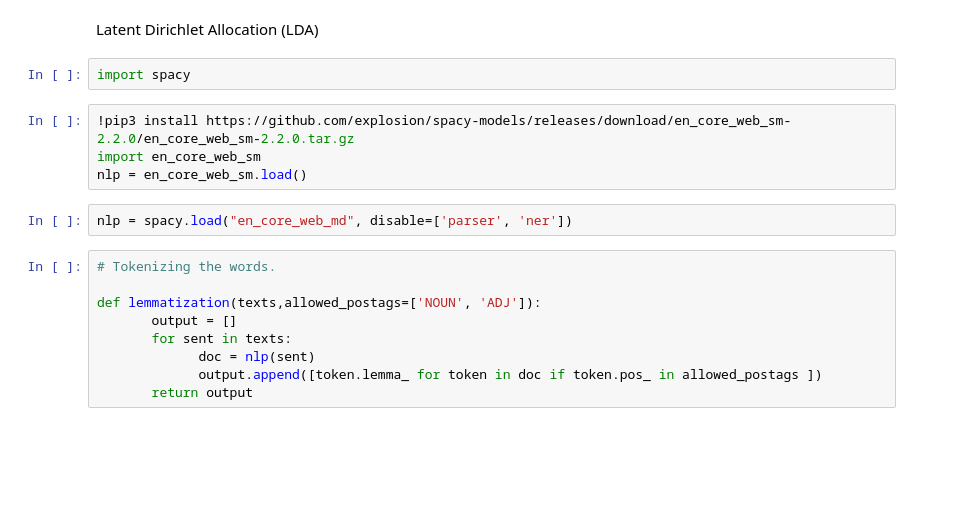
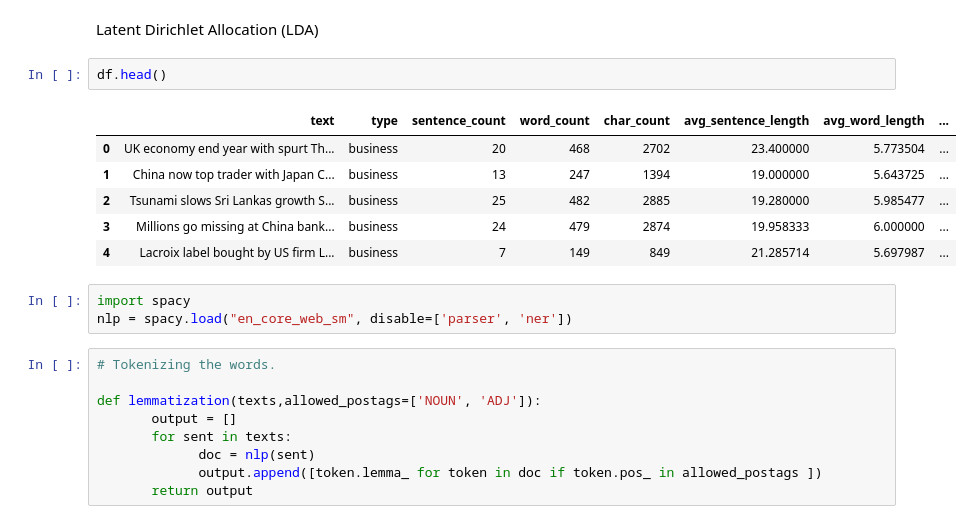
Before and after one commit to harishkollana/Topic-Modeling-on-News-Articles---Clustering, a Jupyter notebook: Topic_Modeling_on_News_Articles_Capstone_Project.ipynb, the cells around one changed output. Saved outputs shown, nothing was run; the diff lists cells and outputs as text; blank space fills up the shorter version.

```diff
--- a/Topic_Modeling_on_News_Articles_Capstone_Project.ipynb
+++ b/Topic_Modeling_on_News_Articles_Capstone_Project.ipynb
@@ -392,13 +450,17 @@ heirdf.head()
 # %% [markdown]
 Latent Dirichlet Allocation (LDA)
-# %%
-import spacy
-# %%
-!pip3 install https://github.com/explosion/spacy-models/releases/download/en_core_web_sm-2.2.0/en_core_web_sm-2.2.0.tar.gz
-import en_core_web_sm
-nlp = en_core_web_sm.load()
+# %%
+df.head()
+# %% [output]
+|  | text | type | sentence_count | word_count | char_count | avg_sentence_length | avg_word_length | ... |
+| 0 | UK economy end year with spurt Th... | business | 20 | 468 | 2702 | 23.400000 | 5.773504 | ... |
+| 1 | China now top trader with Japan C... | business | 13 | 247 | 1394 | 19.000000 | 5.643725 | ... |
+| 2 | Tsunami slows Sri Lankas growth S... | business | 25 | 482 | 2885 | 19.280000 | 5.985477 | ... |
+| 3 | Millions go missing at China bank... | business | 24 | 479 | 2874 | 19.958333 | 6.000000 | ... |
+| 4 | Lacroix label bought by US firm L... | business | 7 | 149 | 849 | 21.285714 | 5.697987 | ... |
 # %%
-nlp = spacy.load("en_core_web_md", disable=['parser', 'ner'])
+import spacy
+nlp = spacy.load("en_core_web_sm", disable=['parser', 'ner'])
 # %%
 # Tokenizing the words.
 
```
Also changed, not shown: parts of 38 cells of this notebook.
